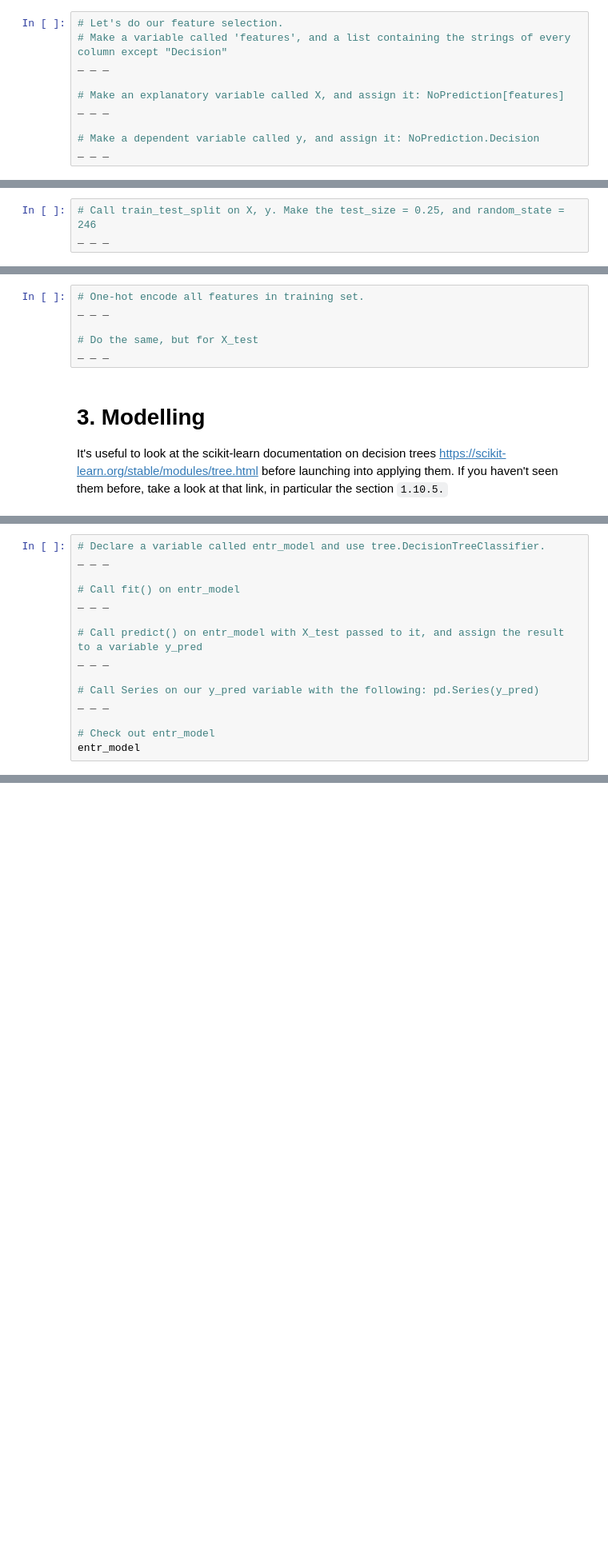
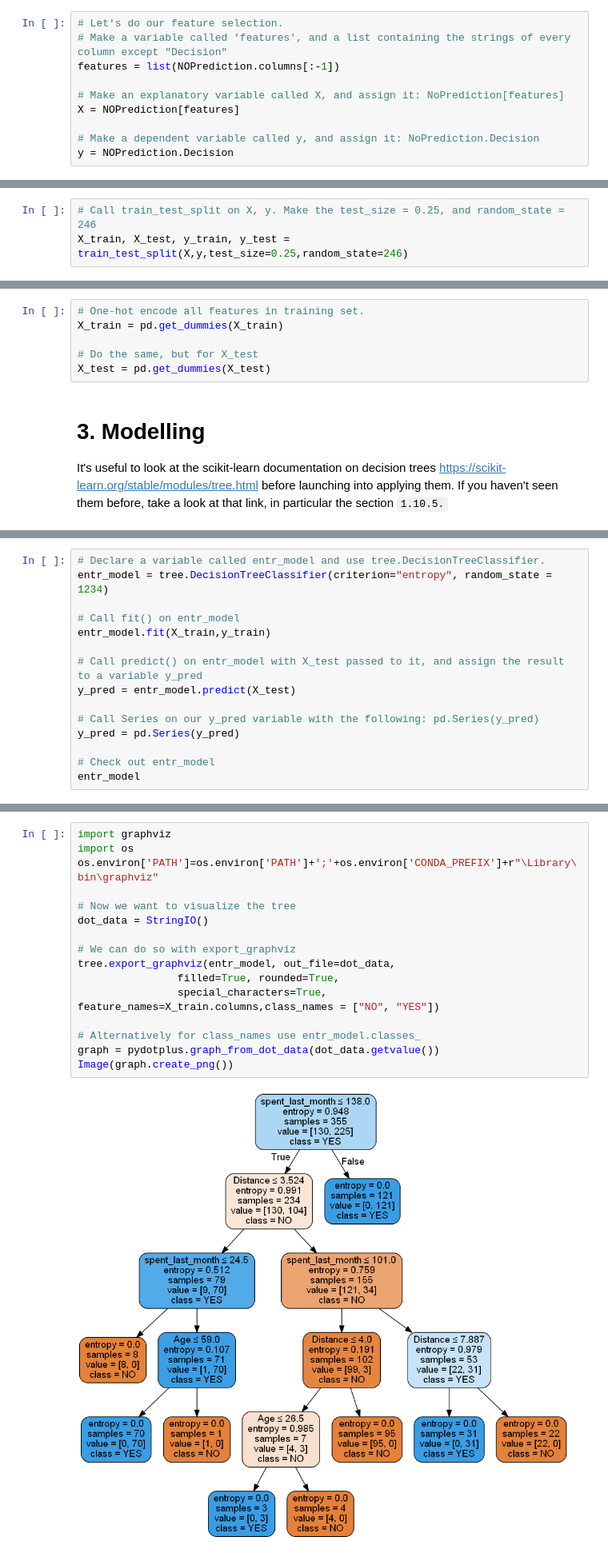
Before and after one commit to BinhKieu82/Springboard_NormProj, a Jupyter notebook: 14.3Springboard_Decision_Tree_Specialty_Coffee_Case_Study/Springboard Decision Tree Specialty Coffee Case Study - Tier 3.ipynb, the cells around one changed output, grey strips where cells are left out. Shown at 80% size. Drawn from its saved outputs; the diff is of its cells as text; blank space fills up the shorter version.

```diff
--- a/14.3Springboard_Decision_Tree_Specialty_Coffee_Case_Study/Springboard Decision Tree Specialty Coffee Case Study - Tier 3.ipynb
+++ b/14.3Springboard_Decision_Tree_Specialty_Coffee_Case_Study/Springboard Decision Tree Specialty Coffee Case Study - Tier 3.ipynb
@@ -275,27 +371,27 @@ _ _ _
 # %%
 # Let's do our feature selection.
 # Make a variable called 'features', and a list containing the strings of every column except "Decision"
-_ _ _
+features = list(NOPrediction.columns[:-1])
 
 # Make an explanatory variable called X, and assign it: NoPrediction[features]
-_ _ _
+X = NOPrediction[features]
 
 # Make a dependent variable called y, and assign it: NoPrediction.Decision
-_ _ _
+y = NOPrediction.Decision
 # %% [markdown]
 ### 4. Further divide those subsets into train and test subsets for X and y respectively: X_train, X_test, y_train, y_test
 # %%
 # Call train_test_split on X, y. Make the test_size = 0.25, and random_state = 246
-_ _ _
+X_train, X_test, y_train, y_test = train_test_split(X,y,test_size=0.25,random_state=246)
 # %% [markdown]
 ### 5. Create dummy variables to deal with categorical inputs
 One-hot encoding replaces each unique value of a given column with a new column, and puts a 1 in the new column for a given row just if its initial value for the original column matches the new column. Check out [this resource](https://hackernoon.com/what-is-one-hot-encoding-why-and-when-do-you-have-to-use-it-e3c6186d008f) if you haven't seen one-hot-encoding before.
 # %%
 # One-hot encode all features in training set.
-_ _ _
+X_train = pd.get_dummies(X_train)
 
 # Do the same, but for X_test
-_ _ _
+X_test = pd.get_dummies(X_test)
 # %% [markdown]
 # 3. Modelling
 It's useful to look at the scikit-learn documentation on decision trees https://scikit-learn.org/stable/modules/tree.html before launching into applying them. If you haven't seen them before, take a look at that link, in particular the section `1.10.5.`
@@ -315,16 +411,16 @@ Naturally, we want to minimize entropy and maximize information gain. Quinlan's
 The first model will be the hardest. Persevere and you'll reap the rewards: you can use almost exactly the same code for the other models.
 # %%
 # Declare a variable called entr_model and use tree.DecisionTreeClassifier.
-_ _ _
+entr_model = tree.DecisionTreeClassifier(criterion="entropy", random_state = 1234)
 
 # Call fit() on entr_model
-_ _ _
+entr_model.fit(X_train,y_train)
 
 # Call predict() on entr_model with X_test passed to it, and assign the result to a variable y_pred
-_ _ _
+y_pred = entr_model.predict(X_test)
 
 # Call Series on our y_pred variable with the following: pd.Series(y_pred)
-_ _ _
+y_pred = pd.Series(y_pred)
 
 # Check out entr_model
 entr_model
@@ -340,3 +429,21 @@ _ _ _
+# %%
+import graphviz
+import os
+os.environ['PATH']=os.environ['PATH']+';'+os.environ['CONDA_PREFIX']+r"\Library\bin\graphviz"
+
+# Now we want to visualize the tree
+dot_data = StringIO()
+
+# We can do so with export_graphviz
+tree.export_graphviz(entr_model, out_file=dot_data,
+                filled=True, rounded=True,
+                special_characters=True, feature_names=X_train.columns,class_names = ["NO", "YES"])
+
+# Alternatively for class_names use entr_model.classes_
+graph = pydotplus.graph_from_dot_data(dot_data.getvalue())
+Image(graph.create_png())
+# %% [output]
+[figure, added]
 # %% [markdown]
 ## Model 1: Entropy model - no max_depth: Interpretation and evaluation
 # %%
```
Also changed, not shown: parts of 53 cells of this notebook.
